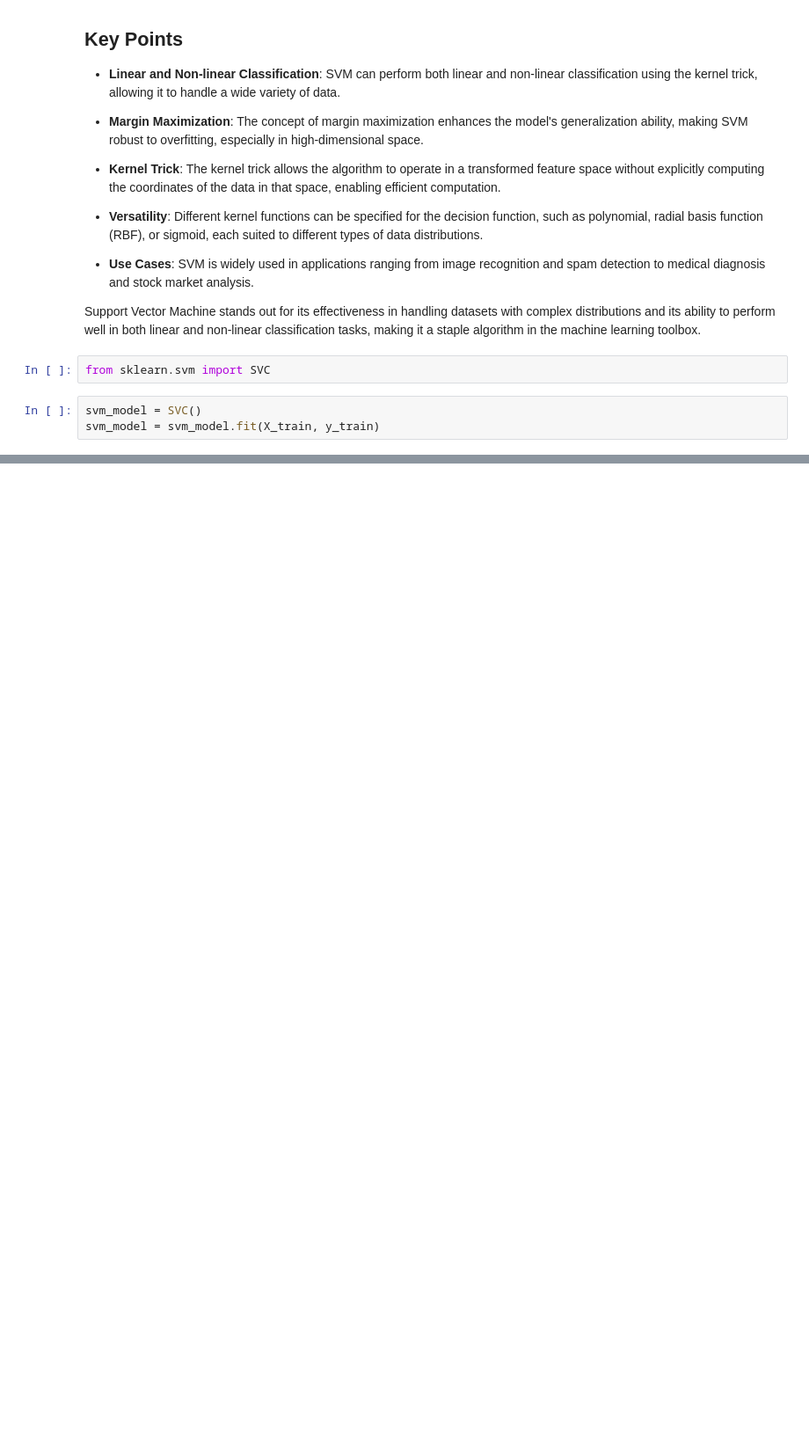
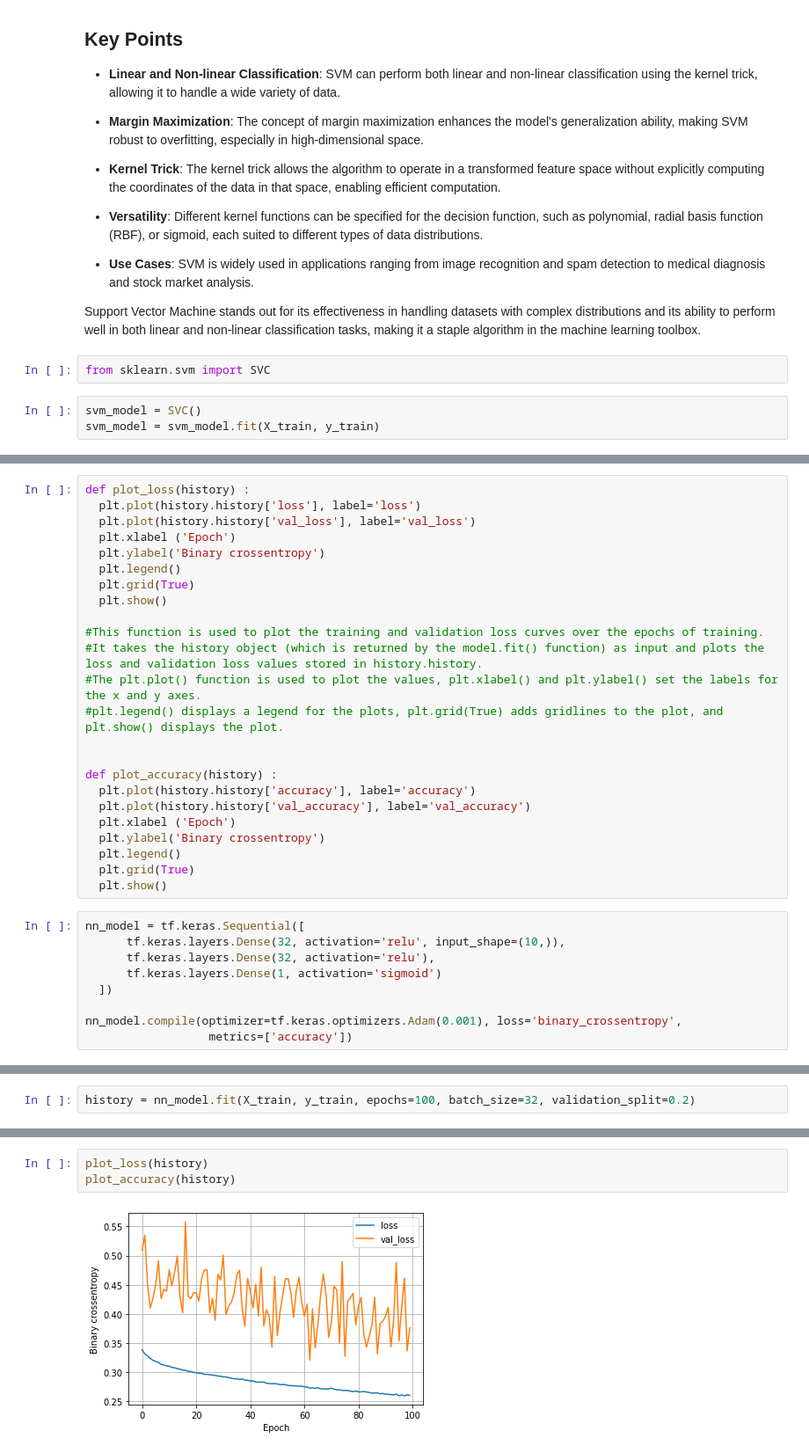
Before and after one commit to akashvarun10/Machine-Learning, a Jupyter notebook: RevisingML_EX1.ipynb, the cells around one changed output, grey strips where cells are left out. Shown at 88% size. Cells and saved outputs as stored; diff of their text form; blank space fills up the shorter version.

```diff
--- a/RevisingML_EX1.ipynb
+++ b/RevisingML_EX1.ipynb
@@ -591,0 +804,33 @@ weighted avg       0.86      0.86      0.86      3804
+# %%
+def plot_loss(history) :
+  plt.plot(history.history['loss'], label='loss')
+  plt.plot(history.history['val_loss'], label='val_loss')
+  plt.xlabel ('Epoch')
+  plt.ylabel('Binary crossentropy')
+  plt.legend()
+  plt.grid(True)
+  plt.show()
+
+#This function is used to plot the training and validation loss curves over the epochs of training.
+#It takes the history object (which is returned by the model.fit() function) as input and plots the loss and validation loss values stored in history.history.
+#The plt.plot() function is used to plot the values, plt.xlabel() and plt.ylabel() set the labels for the x and y axes.
+#plt.legend() displays a legend for the plots, plt.grid(True) adds gridlines to the plot, and plt.show() displays the plot.
+
+
+def plot_accuracy(history) :
+  plt.plot(history.history['accuracy'], label='accuracy')
+  plt.plot(history.history['val_accuracy'], label='val_accuracy')
+  plt.xlabel ('Epoch')
+  plt.ylabel('Binary crossentropy')
+  plt.legend()
+  plt.grid(True)
+  plt.show()
+# %%
+nn_model = tf.keras.Sequential([
+      tf.keras.layers.Dense(32, activation='relu', input_shape=(10,)),
+      tf.keras.layers.Dense(32, activation='relu'),
+      tf.keras.layers.Dense(1, activation='sigmoid')
+  ])
+
+nn_model.compile(optimizer=tf.keras.optimizers.Adam(0.001), loss='binary_crossentropy',
+                  metrics=['accuracy'])
@@ -591,0 +848,2 @@ weighted avg       0.86      0.86      0.86      3804
+# %%
+history = nn_model.fit(X_train, y_train, epochs=100, batch_size=32, validation_split=0.2)
@@ -591,0 +882,5 @@ weighted avg       0.86      0.86      0.86      3804
+# %%
+plot_loss(history)
+plot_accuracy(history)
+# %% [output]
+[figure, added]
```
Also changed, not shown: parts of 17 cells of this notebook, 7 other files.
